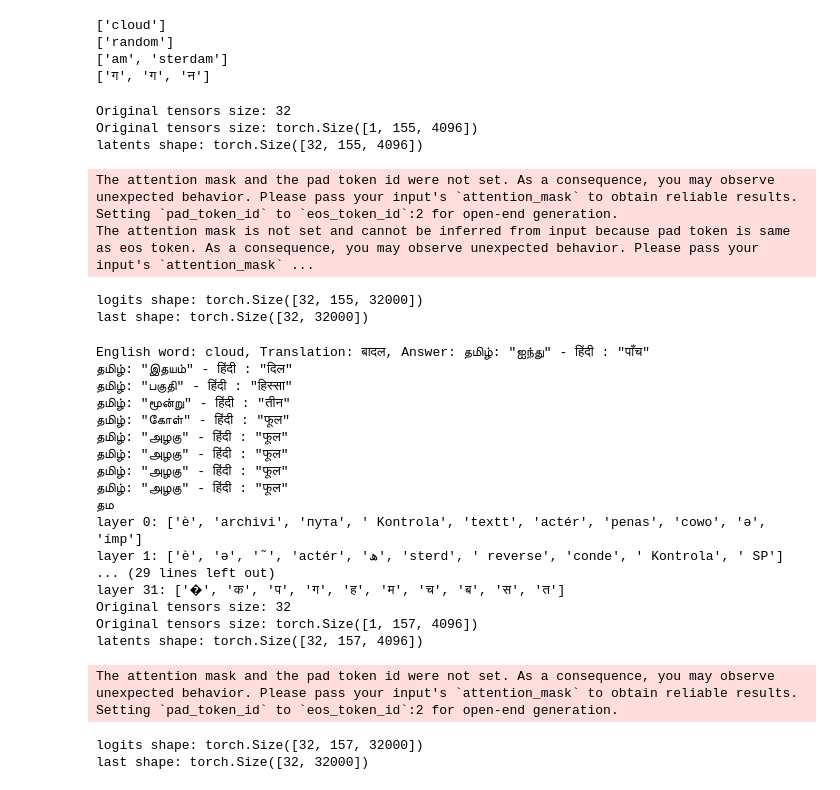
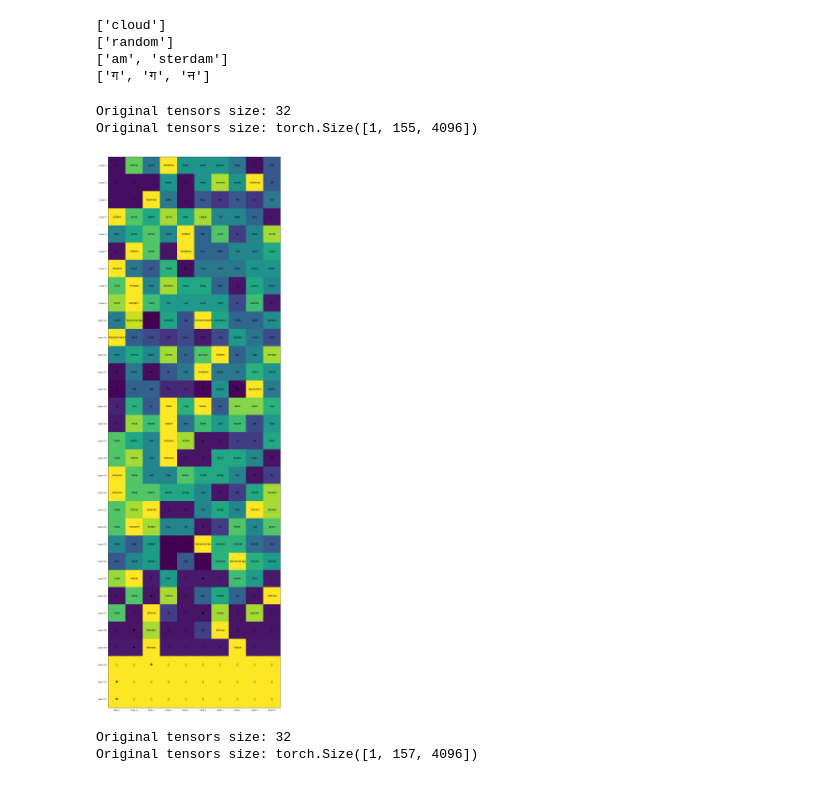
Before and after one commit to mayurdb/aiMusing, a Jupyter notebook: whats_llm_predicting_internally.ipynb, the cells around one changed output. Saved outputs shown, nothing was run; the diff lists cells and outputs as text; code cells hidden in the pictures.

```diff
--- a/whats_llm_predicting_internally.ipynb
+++ b/whats_llm_predicting_internally.ipynb
@@ -304,73 +227,40 @@ print(tokenizer.tokenize('गगन'))
 # %%
 # For each layer, get the top 10 predicted words
 
 in_token_probs = []
 latent_token_probs = []
 out_token_probs = []
 entropy = []
 energy = []
 latents_all = []
 
-for idx, d in tqdm(enumerate(dataset)):
-    latents = llama.latents_all_layers(d['prompt'])
-    print(f"latents shape: {latents.shape}")
+top_k_tokens = []
+
+def get_top_k_token(prompt):
+    latents = llama.latents_all_layers(prompt)
+    # print(f"latents shape: {latents.shape}")
     logits = unemb(latents)
-    print(f"logits shape: {logits.shape}")
+    # print(f"logits shape: {logits.shape}")
     h, t, v = logits.shape
     last = logits[:, -1, :].float().softmax(dim=-1).detach().cpu()
-    # let's check the shape
-    print(f"last shape: {last.shape}")
-    # For first layer
-    # print(f"Firest layer pred: {last[0].shape}")
-    answer = llama.generate_text(d['prompt'], max_length=300)
-    print(f"English word: {d['latent_token_str']}, Translation: {d['out_token_str']}, Answer: {answer}")
+    # print(f"last shape: {last.shape}")
+    # answer = llama.generate_text(d['prompt'], max_length=300)
+    answer = ""
+    top_tokens_all_layers = []
+    # print(f"English word: {d['latent_token_str']}, Translation: {d['out_token_str']}, Answer: {answer}")
     for layer_id in range(last.shape[0]):
         layer = last[layer_id]
         top_probs, top_indices = torch.topk(layer, k=10)
-        top_words = [tokenizer.decode([idx.item()]) for idx in top_indices]
-        print(f"layer {layer_id}: {top_words}")
-    # latent_token_probs += [last[:, torch.tensor(d['latent_token_id'])].sum(dim=-1)]
-    # out_token_probs += [last[:, torch.tensor(d['out_token_id'])].sum(dim=-1)]
-    # entropy += [compute_entropy(last)]
-    # latents_all += [latents[:, -1, :].float().detach().cpu().clone()]
-    # latents_normalized = latents[:, -1, :].float()
-    # latents_normalized = latents_normalized / (((latents_normalized**2).mean(dim=-1, keepdim=True))**0.5)
-    # latents_normalized /= (latents_normalized.norm(dim=-1, keepdim=True))
-    # norm = ((U_normalized @ latents_normalized.T)**2).mean(dim=0)**0.5
-    # energy += [norm/avgUU]
+        top_tokens = [tokenizer.decode([idx.item()]) for idx in top_indices]
+        top_tokens_all_layers.append(top_tokens)
+    return top_tokens_all_layers
 
-# latent_token_probs = torch.stack(latent_token_probs)
-# out_token_probs = torch.stack(out_token_probs)
-# entropy = torch.stack(entropy)
-# energy = torch.stack(energy)
-# latents = torch.stack(latents_all)
+for idx, d in tqdm(enumerate(dataset)):
+    top_tokens = get_top_k_token(d['prompt'])
+    plot_predictions_grid(top_tokens)
 # %% [output]
 Original tensors size: 32
 Original tensors size: torch.Size([1, 155, 4096])
-latents shape: torch.Size([32, 155, 4096])
+[figure, added]
-The attention mask and the pad token id were not set. As a consequence, you may observe unexpected behavior. Please pass your input's `attention_mask` to obtain reliable results.
-Setting `pad_token_id` to `eos_token_id`:2 for open-end generation.
-The attention mask is not set and cannot be inferred from input because pad token is same as eos token. As a consequence, you may observe unexpected behavior. Please pass your input's `attention_mask` ...
+Original tensors size: 32
+Original tensors size: torch.Size([1, 157, 4096])
-logits shape: torch.Size([32, 155, 32000])
-last shape: torch.Size([32, 32000])
-English word: cloud, Translation: बादल, Answer: தமிழ்: "ஐந்து" - हिंदी : "पाँच"
-தமிழ்: "இதயம்" - हिंदी : "दिल"
-தமிழ்: "பகுதி" - हिंदी : "हिस्सा"
-தமிழ்: "மூன்று" - हिंदी : "तीन"
-தமிழ்: "கோள்" - हिंदी : "फूल"
-தமிழ்: "அழகு" - हिंदी : "फूल"
-தமிழ்: "அழகு" - हिंदी : "फूल"
-தமிழ்: "அழகு" - हिंदी : "फूल"
-தமிழ்: "அழகு" - हिंदी : "फूल"
-தம
-layer 0: ['ѐ', 'archivi', 'пута', ' Kontrola', 'textt', 'actér', 'penas', 'cowo', 'ә', 'ímp']
-layer 1: ['ѐ', 'ә', '˜', 'actér', 'ھ', 'sterd', ' reverse', 'conde', ' Kontrola', ' SP']
-... (29 lines left out)
-layer 31: ['�', 'क', 'प', 'ग', 'ह', 'म', 'च', 'ब', 'स', 'त']
-Original tensors size: 32
-Original tensors size: torch.Size([1, 157, 4096])
-latents shape: torch.Size([32, 157, 4096])
-The attention mask and the pad token id were not set. As a consequence, you may observe unexpected behavior. Please pass your input's `attention_mask` to obtain reliable results.
-Setting `pad_token_id` to `eos_token_id`:2 for open-end generation.
-logits shape: torch.Size([32, 157, 32000])
-last shape: torch.Size([32, 32000])
```
Also changed, not shown: parts of 17 cells of this notebook, 2 other files.
